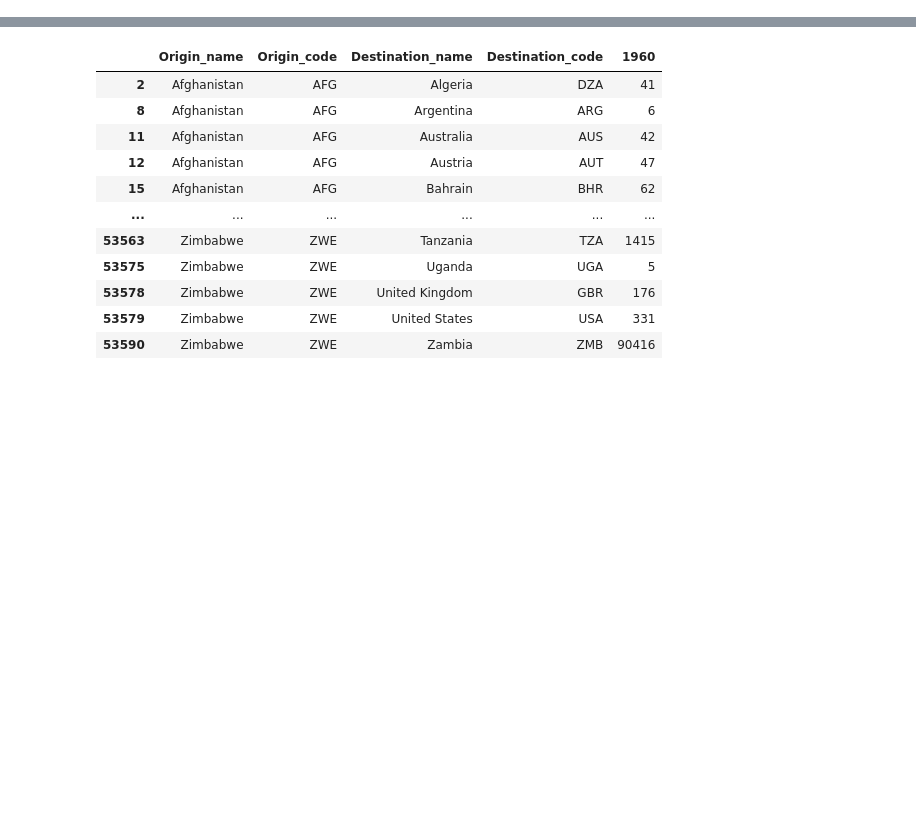
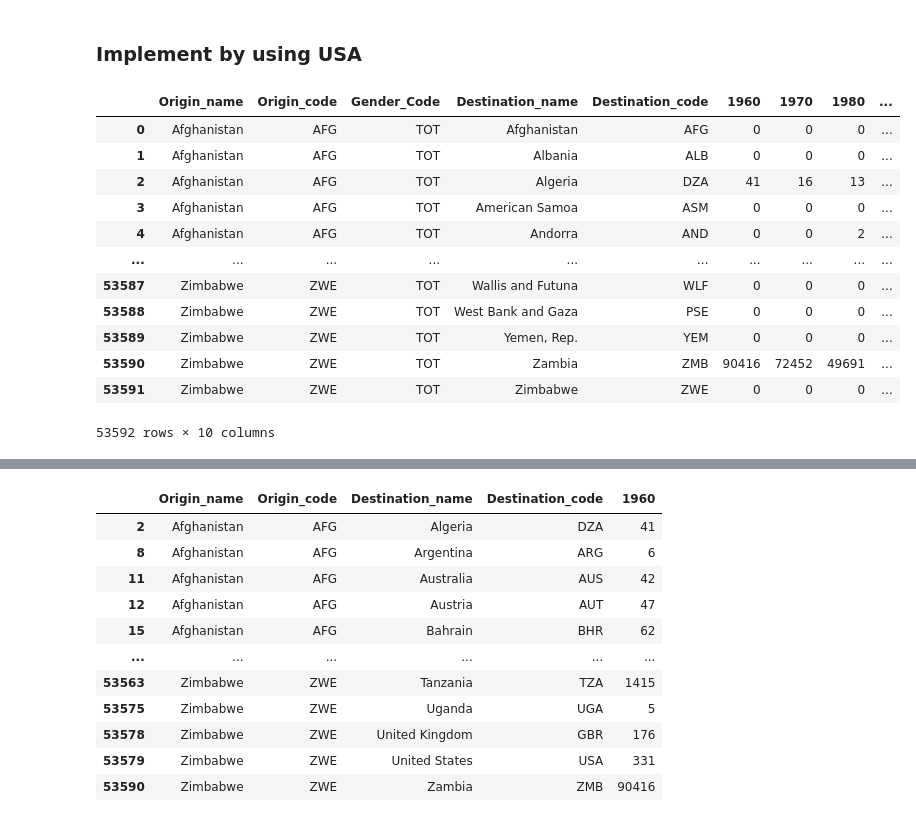
Before and after one commit to moonish1211/human_migration, a Jupyter notebook: graph_visualization.ipynb, the cells around one changed output, grey strips where cells are left out. Saved outputs shown, nothing was run; the diff lists cells and outputs as text; code cells hidden in the pictures; blank space fills up the shorter version.

```diff
--- a/graph_visualization.ipynb
+++ b/graph_visualization.ipynb
@@ -9,0 +17,25 @@ from shapely.geometry import Point
+# %% [markdown]
+### Implement by using USA
+# %%
+both_gender = pd.read_csv('data/both_gender.csv')
+both_gender['1960'] = pd.to_numeric(both_gender['1960'], errors='coerce').fillna(0).astype(int)
+both_gender['1970'] = pd.to_numeric(both_gender['1970'], errors='coerce').fillna(0).astype(int)
+both_gender['1980'] = pd.to_numeric(both_gender['1980'], errors='coerce').fillna(0).astype(int)
+both_gender['1990'] = pd.to_numeric(both_gender['1990'], errors='coerce').fillna(0).astype(int)
+both_gender['2000'] = pd.to_numeric(both_gender['2000'], errors='coerce').fillna(0).astype(int)
+both_gender.columns = ["Origin_name",	"Origin_code", 	"Gender_Code",	"Destination_name",	"Destination_code",	"1960",	"1970",	"1980",	"1990",	"2000"]
+both_gender
+# %% [output]
+|  | Origin_name | Origin_code | Gender_Code | Destination_name | Destination_code | 1960 | 1970 | 1980 | ... |
+| 0 | Afghanistan | AFG | TOT | Afghanistan | AFG | 0 | 0 | 0 | ... |
+| 1 | Afghanistan | AFG | TOT | Albania | ALB | 0 | 0 | 0 | ... |
+| 2 | Afghanistan | AFG | TOT | Algeria | DZA | 41 | 16 | 13 | ... |
+| 3 | Afghanistan | AFG | TOT | American Samoa | ASM | 0 | 0 | 0 | ... |
+| 4 | Afghanistan | AFG | TOT | Andorra | AND | 0 | 0 | 2 | ... |
+| ... | ... | ... | ... | ... | ... | ... | ... | ... | ... |
+| 53587 | Zimbabwe | ZWE | TOT | Wallis and Futuna | WLF | 0 | 0 | 0 | ... |
+| 53588 | Zimbabwe | ZWE | TOT | West Bank and Gaza | PSE | 0 | 0 | 0 | ... |
+| 53589 | Zimbabwe | ZWE | TOT | Yemen, Rep. | YEM | 0 | 0 | 0 | ... |
+| 53590 | Zimbabwe | ZWE | TOT | Zambia | ZMB | 90416 | 72452 | 49691 | ... |
+| 53591 | Zimbabwe | ZWE | TOT | Zimbabwe | ZWE | 0 | 0 | 0 | ... |
+53592 rows × 10 columns
```
Also changed, not shown: parts of 20 cells of this notebook, 1 other file.
